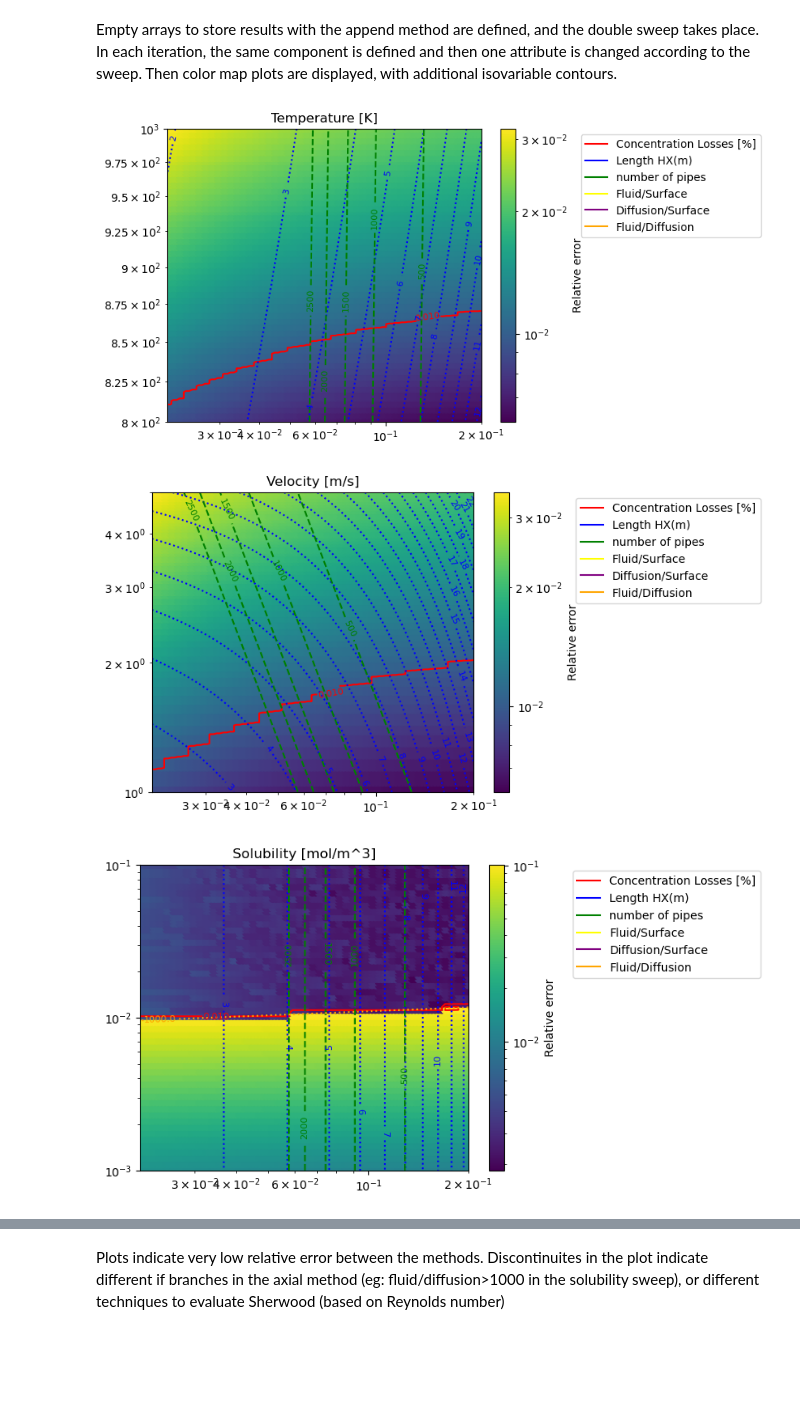
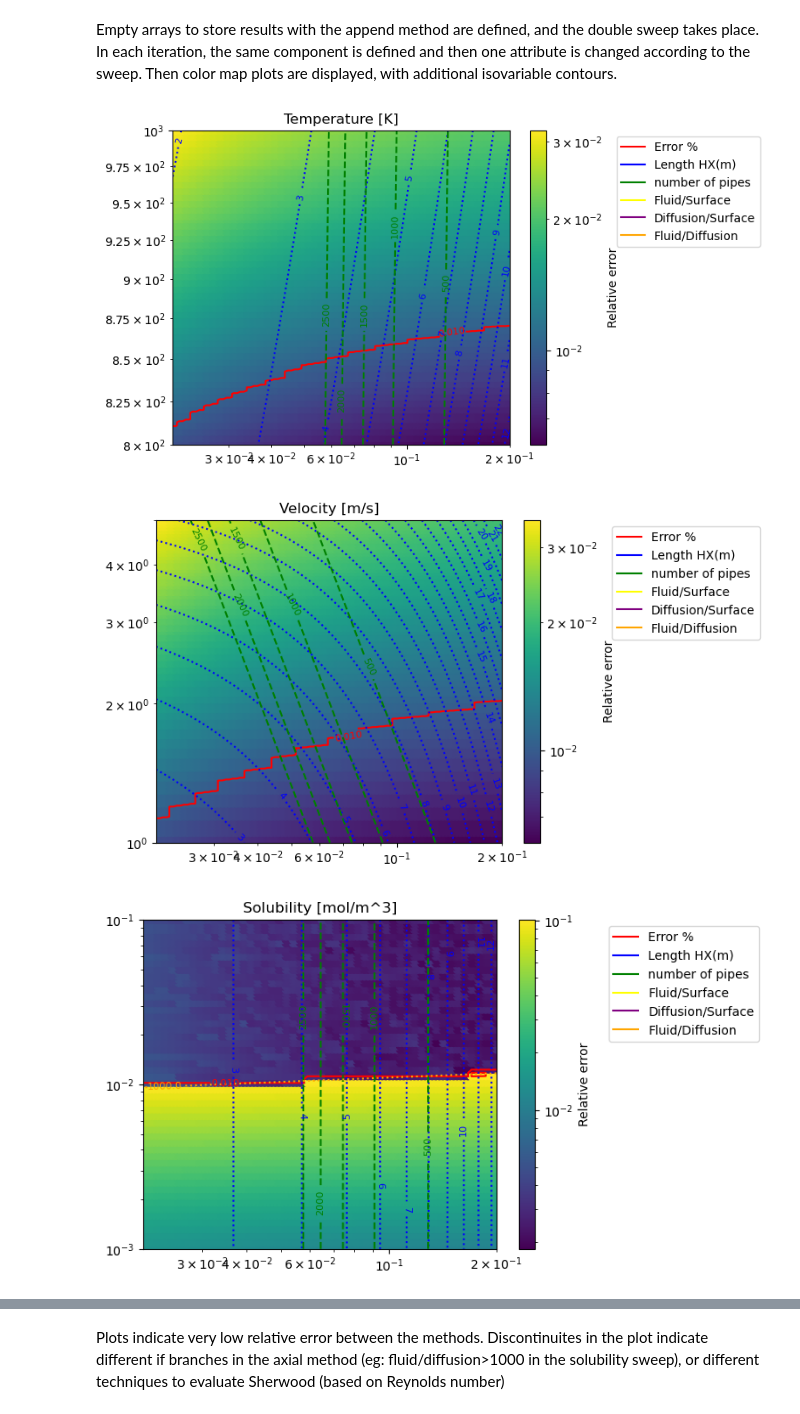
Before and after one commit to gabriele-ferrero/TRIOMA, a Jupyter notebook: Examples/Verification_analytical_eff_LM.ipynb, the cells around one changed output, grey strips where cells are left out. Saved outputs shown, nothing was run; the diff lists cells and outputs as text; code cells hidden in the pictures; blank space fills up the shorter version.

```diff
--- a/Examples/Verification_analytical_eff_LM.ipynb
+++ b/Examples/Verification_analytical_eff_LM.ipynb
@@ -91,7 +91,8 @@ for j,vec in enumerate(v_vec):
                                 K_S=4.41E-3,
                                 k_d=1E6,
                                 k_r=1E6,k=21)
-                        PAV = Component(c_in=c0,  fluid=flibe, membrane=Steel)
+                        geom_PAV=Geometry(thick=2.1E-3, D=d_hyd,L=1)
+                        PAV = Component(c_in=c0, geometry=geom_PAV, fluid=flibe, membrane=Steel)
                         if fluid_v_bool[j]==True:
                                 PAV.fluid.update_attribute(var_str,var)
                         elif solid_v_bool[j]==True:
@@ -110,14 +111,15 @@ for j,vec in enumerate(v_vec):
                         R_sec=1/h_coeff_sec
                         U = PAV.get_global_HX_coeff(0)
                         L= corr.get_length_HX(corr.get_deltaTML(T_hot_prim, T_cold_prim, T_cold_sec, T_hot_sec), PAV.fluid.d_Hyd, PAV.U, Q_HX)
-                        PAV.get_efficiency(L,plotvar=False)
-                        PAV.analytical_efficiency(L)
+                        PAV.geometry.update_attribute('L',L)
+                        PAV.get_efficiency(plotvar=False)
+                        PAV.analytical_efficiency()
                         out_flux=(PAV.c_in*(1-PAV.eff)*PAV.fluid.U0*PAV.fluid.d_Hyd**2/4)
                         eff_v=np.append(eff_v, abs(PAV.eff-PAV.eff_an)/PAV.eff_an)
                         d_hyd_v_res=np.append(d_hyd_v_res, d_hyd)
                         var_vec=np.append(var_vec, var)
                         # res_vec=np.append(res_vec, PAV.eff)
-                        res_vec=np.append(res_vec, abs(PAV.eff-PAV.eff_an)/min(PAV.eff_an,PAV.eff))
+                        res_vec=np.append(res_vec, abs(PAV.eff-PAV.eff_an)/PAV.eff_an)
                         L_vec=np.append(L_vec, L)
                         n_pipes_v=np.append(n_pipes_v, n_pipes)
                         H_v=np.append(H_v, PAV.H)
@@ -138,34 +140,34 @@ for j,vec in enumerate(v_vec):
         ZW=griddata((d_hyd_v_res, var_vec), W_v, (X, Y), method='cubic')
         Zratio=griddata((d_hyd_v_res, var_vec), H_v/W_v, (X, Y), method='cubic')
         contour1=plt.contour(X, Y, Z, levels=[1E-4,1E-3,1E-2,1E-1,1,10],norm=LogNorm(),colors=color_vector[0])
         contour2=plt.contour(X, Y, ZL, levels=range(1,30,1),colors=color_vector[1],linestyles='dotted')
         contour3=plt.contour(X, Y, Zn_pipes, levels=range(500,3000,500),colors=color_vector[2],linestyles='dashed')
         contour4=plt.contour(X, Y, ZH, levels=[0.01,0.2,100],colors=color_vector[3],linestyles='dotted')
         contour5=plt.contour(X, Y, ZW, levels=[0.1,0.2,10,20],colors=color_vector[4],linestyles='dotted')
         contour6=plt.contour(X, Y, Zratio, levels=[0.0001,0.2,1000],colors=color_vector[5],linestyles='dotted')
         scatter=plt.scatter(X,Y, c=Z ,norm=colors.LogNorm()) #,norm=colors.LogNorm()
         plt.clabel(contour1, inline=True, fontsize=8)
         plt.clabel(contour2, inline=True, fontsize=8)
         plt.clabel(contour3, inline=True, fontsize=8)
         plt.clabel(contour4, inline=True, fontsize=8)
         plt.clabel(contour5, inline=True, fontsize=8)
         plt.clabel(contour6, inline=True, fontsize=8)
         if scatter:
                 if np.nanmin(scatter.get_array()) < np.nanmax(scatter.get_array()):
                         cbar = plt.colorbar(scatter)  # Show color scale for scatter
                         cbar.set_label('Relative error')
                 else:
                         print("Cannot create colorbar: data does not have a valid range of values.")
-        line1 = mlines.Line2D([], [], color=color_vector[0], markersize=15, label='Concentration Losses [%]')
+        line1 = mlines.Line2D([], [], color=color_vector[0], markersize=15, label='Error %')
         line2 = mlines.Line2D([], [], color=color_vector[1], markersize=15, label='Length HX(m)')
         line3 = mlines.Line2D([], [], color=color_vector[2], markersize=15, label='number of pipes')
         line4 = mlines.Line2D([], [], color=color_vector[3], markersize=15, label='Fluid/Surface')
         line5 = mlines.Line2D([], [], color=color_vector[4], markersize=15, label='Diffusion/Surface')
         line6= mlines.Line2D([], [], color=color_vector[5], markersize=15, label='Fluid/Diffusion')
         plt.legend(handles=[ line1,line2, line3], loc='upper right')
         plt.legend(handles=[ line1,line2, line3,line4,line5,line6], bbox_to_anchor=(1.3, 1), loc='upper left')
         plt.show()
 # %% [output]
-[figure, old version]
+[figure, new version]
-[figure, old version]
+[figure, new version]
-[figure, old version]
+[figure, new version]
```
Also changed, not shown: parts of 2 cells of this notebook, 3 other files.
